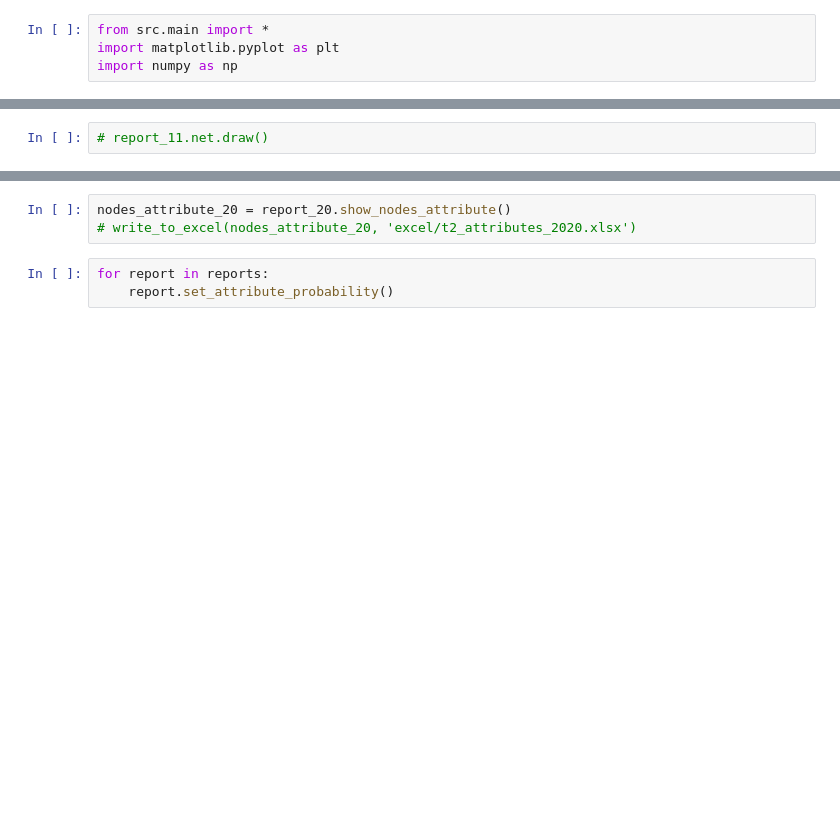
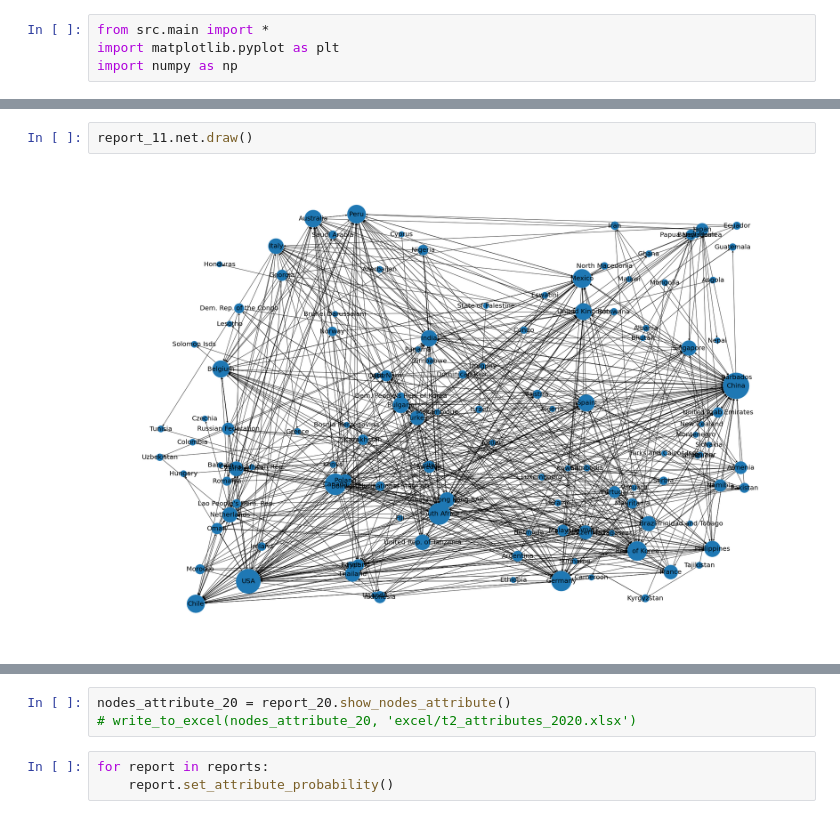
Before and after one commit to iLnezoH/cooper-trade, a Jupyter notebook: chart.ipynb, the cells around one changed output, grey strips where cells are left out. Cells and saved outputs as stored; diff of their text form; blank space fills up the shorter version.

```diff
--- a/chart.ipynb
+++ b/chart.ipynb
@@ -70,3 +75,5 @@ pd.DataFrame(report_20.net.getAdjacencyEntropies().items())
 # %%
-# report_11.net.draw()
+report_11.net.draw()
+# %% [output]
+[figure, added]
 # %%
```
Also changed, not shown: parts of 21 cells of this notebook, 43 other files.
